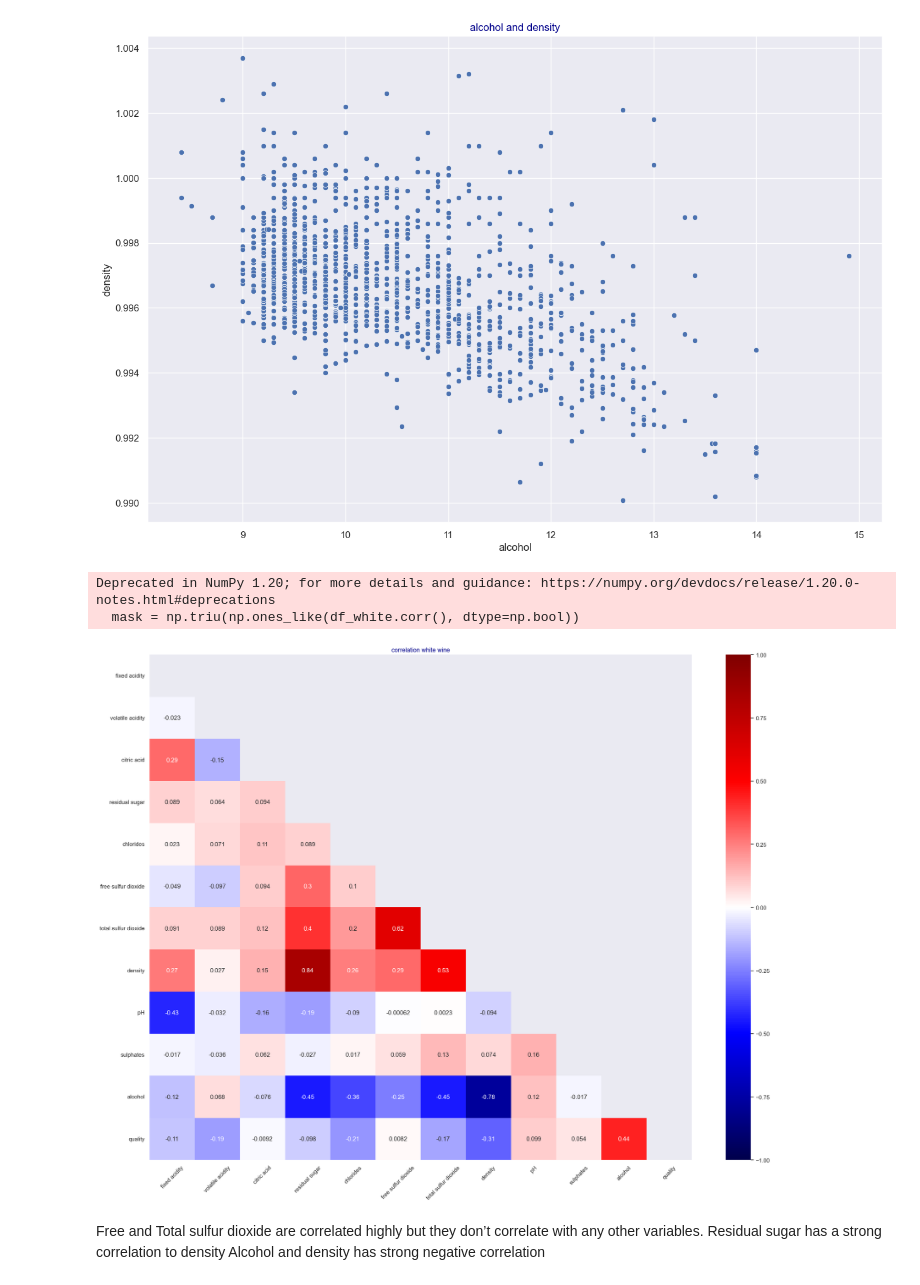
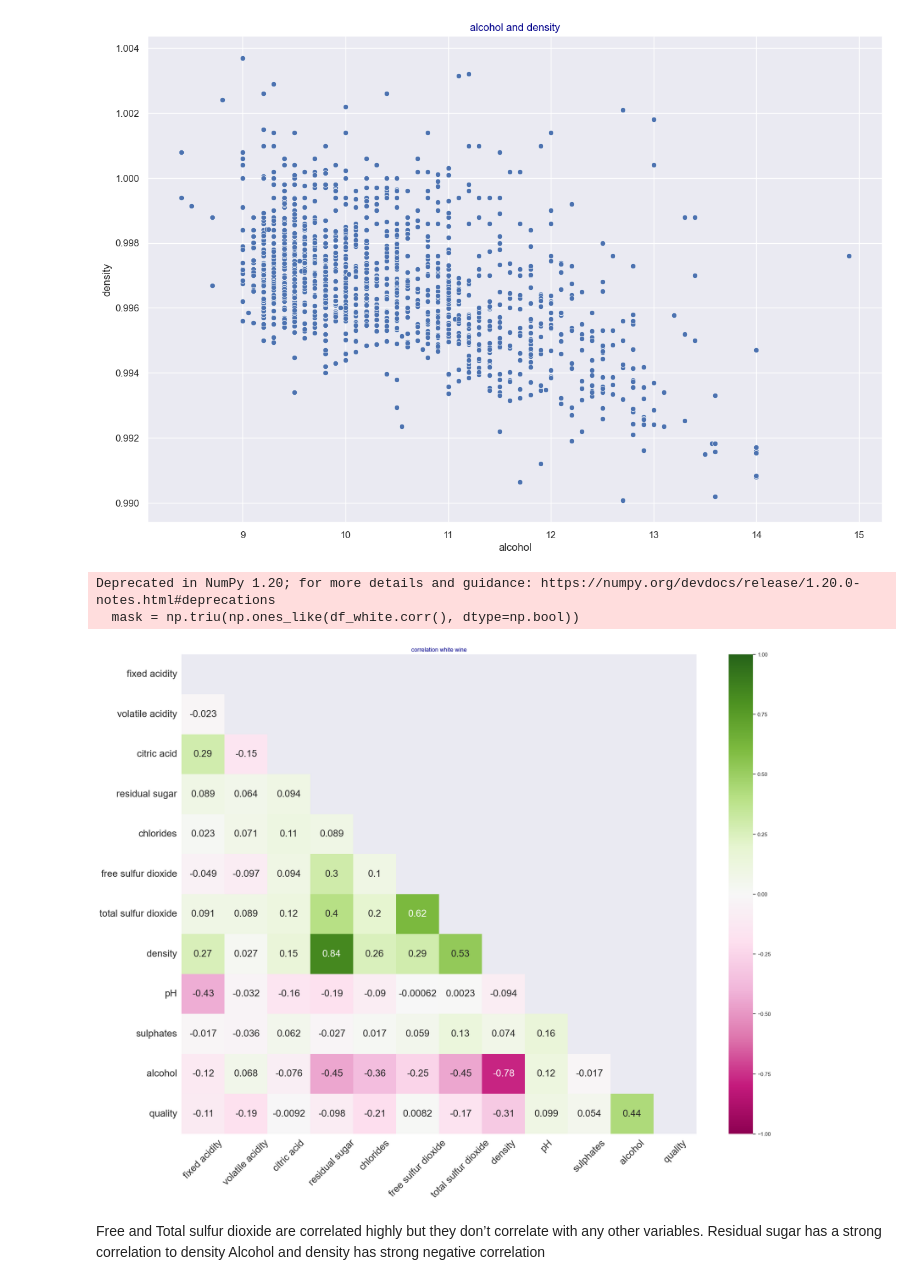
Before and after one commit to satomi26/Project-2, a Jupyter notebook: all_wine.ipynb, the cells around one changed output. Drawn from its saved outputs; the diff is of its cells as text; code cells hidden in the pictures.

```diff
--- a/all_wine.ipynb
+++ b/all_wine.ipynb
@@ -544,16 +544,21 @@ plt.show()
 # %%
 # White wine correlation
 
 plt.figure(figsize= (24,18))
 mask = np.triu(np.ones_like(df_white.corr(), dtype=np.bool))
-sns.heatmap(df_white.corr(), vmin=-1, vmax = 1, mask = mask, annot=True, cmap="seismic")
+ax = sns.heatmap(df_white.corr(), vmin=-1, vmax = 1, mask = mask, annot=True, annot_kws={"size": 20},cmap="PiYG")
 plt.xticks(rotation=45)
 plt.title("correlation white wine")
+plt.setp(ax.get_xticklabels(), fontsize=20)
+plt.setp(ax.get_yticklabels(), fontsize=20)
 plt.show()
+
+# 目盛りラベルのフォントサイズを設定する
+#plt.setp(ax.get_xticklabels(), fontsize=16)
 # %% [output]
 Deprecated in NumPy 1.20; for more details and guidance: https://numpy.org/devdocs/release/1.20.0-notes.html#deprecations
   mask = np.triu(np.ones_like(df_white.corr(), dtype=np.bool))
-[figure, old version]
+[figure, new version]
 # %% [markdown]
 Free and Total sulfur dioxide are correlated highly but they don’t correlate with any other variables.
 Residual sugar has a strong correlation to density
```
Also changed, not shown: parts of 4 cells of this notebook, 1 other file.
